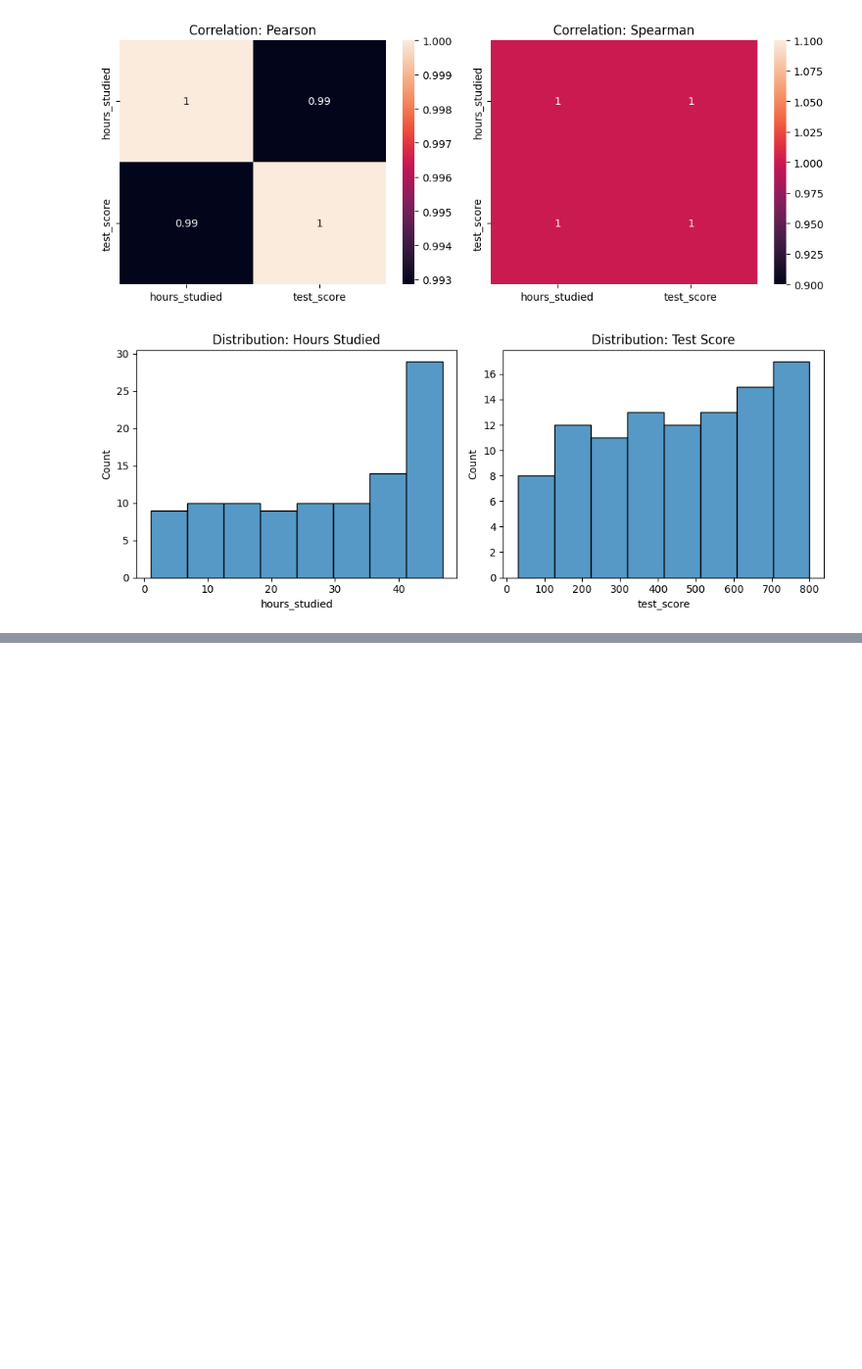
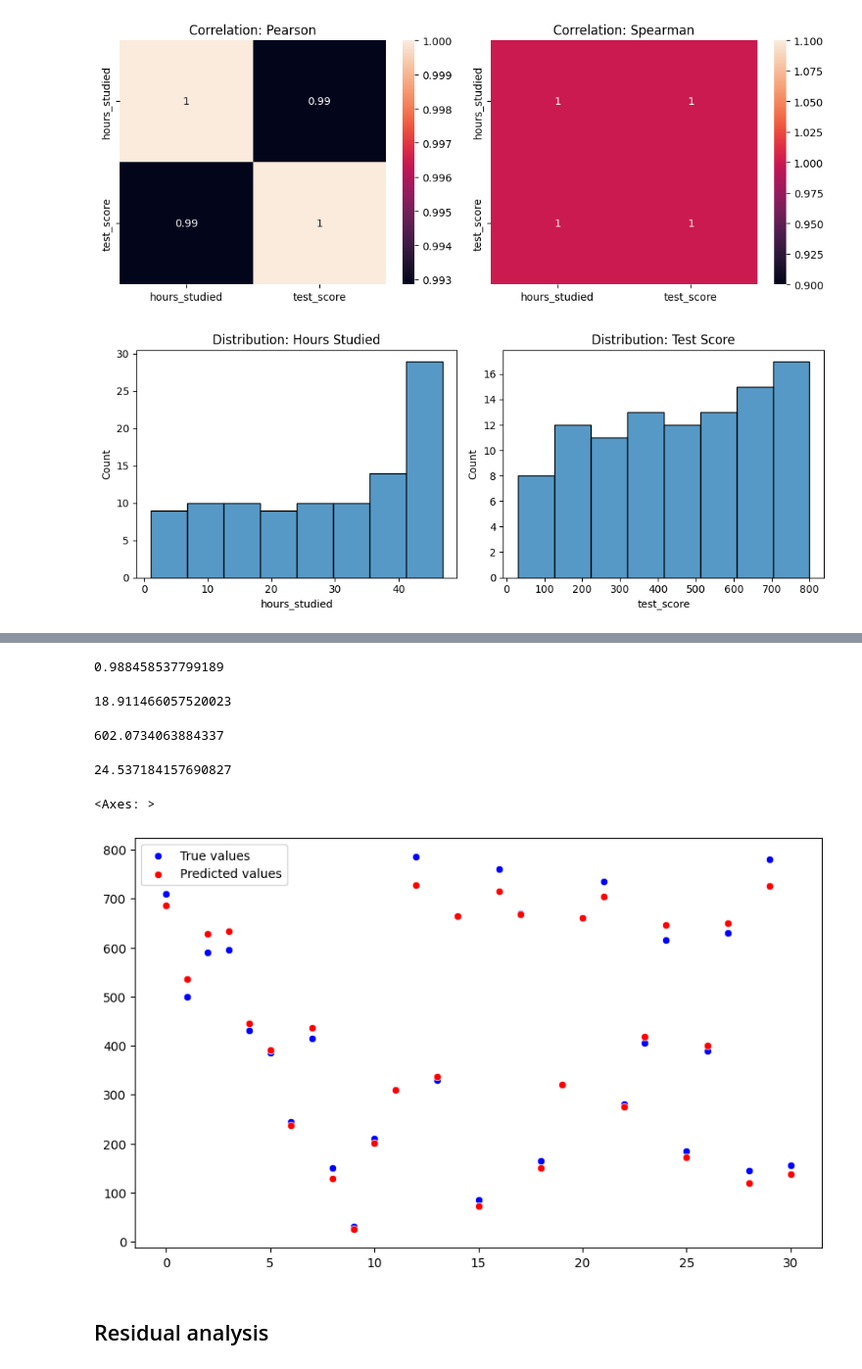
Before and after one commit to Reifhel/ml_models_practice, a Jupyter notebook: 01. Simple Linear Regression (SLR)/predict_final_score/score_model.ipynb, the cells around one changed output, grey strips where cells are left out. Shown at 98% size. Cells and saved outputs as stored; diff of their text form; code cells hidden in the pictures; blank space fills up the shorter version.

Commit message:
Add: Model training and validation

```diff
--- a/01. Simple Linear Regression (SLR)/predict_final_score/score_model.ipynb
+++ b/01. Simple Linear Regression (SLR)/predict_final_score/score_model.ipynb
@@ -131,0 +134,12 @@ plt.show()
+# %%
+# Split dataset on train and test
+X = df_score['hours_studied'].values.reshape(-1, 1)
+y = df_score['test_score'].values.reshape(-1, 1)
+
+X_train, X_test, y_train, y_test = train_test_split(X, y, test_size=0.30, random_state=42)
+# %%
+# Creating a instance of the model
+reg_model = LinearRegression()
+# %%
+# Training the model
+reg_model.fit(X_train, y_train)
@@ -131,0 +158,3 @@ plt.show()
+# %%
+# Prediction of values based on the test set
+y_pred = reg_model.predict(X_test)
@@ -131,0 +163,38 @@ plt.show()
+# %%
+# Calculating the R-Squared
+r2_score(y_test, y_pred)
+# %% [output]
+0.988458537799189
+# %%
+# Calculating the MAE (Mean absolute error)
+# MAE = mean(y_test - y_pred)
+# MAE is less sensible with outliers, being easy to interpret
+mean_absolute_error(y_test, y_pred)
+# %% [output]
+18.911466057520023
+# %%
+# Calculating the MSE (Mean squared error)
+# MSE = mean (y_test - y_pred)^2
+# The MSE is more sensitive to outliers and penalizes major errors, being hard to interpretate
+mean_squared_error(y_test, y_pred)
+# %% [output]
+602.0734063884337
+# %%
+# Calculating the RMSE (Root Mean squared error)
+# RMSE = Square root( mean (y_test - y_pred)^2 )
+# The RMSE is more sensitive to outliers and penalizes major errors, being easy to interpretate
+root_mean_squared_error(y_test, y_pred)
+# %% [output]
+24.537184157690827
+# %%
+# Visualizing
+x_axis = range(len(y_test))
+
+plt.figure(figsize=(10,6))
+sns.scatterplot(x=x_axis, y=y_test.reshape(-1), color='blue', label='True values')
+sns.scatterplot(x=x_axis, y=y_pred.reshape(-1), color='red', label='Predicted values')
+# %% [output]
+<Axes: >
+[figure, added]
+# %% [markdown]
+## Residual analysis
```
Also changed, not shown: parts of 13 cells of this notebook.
